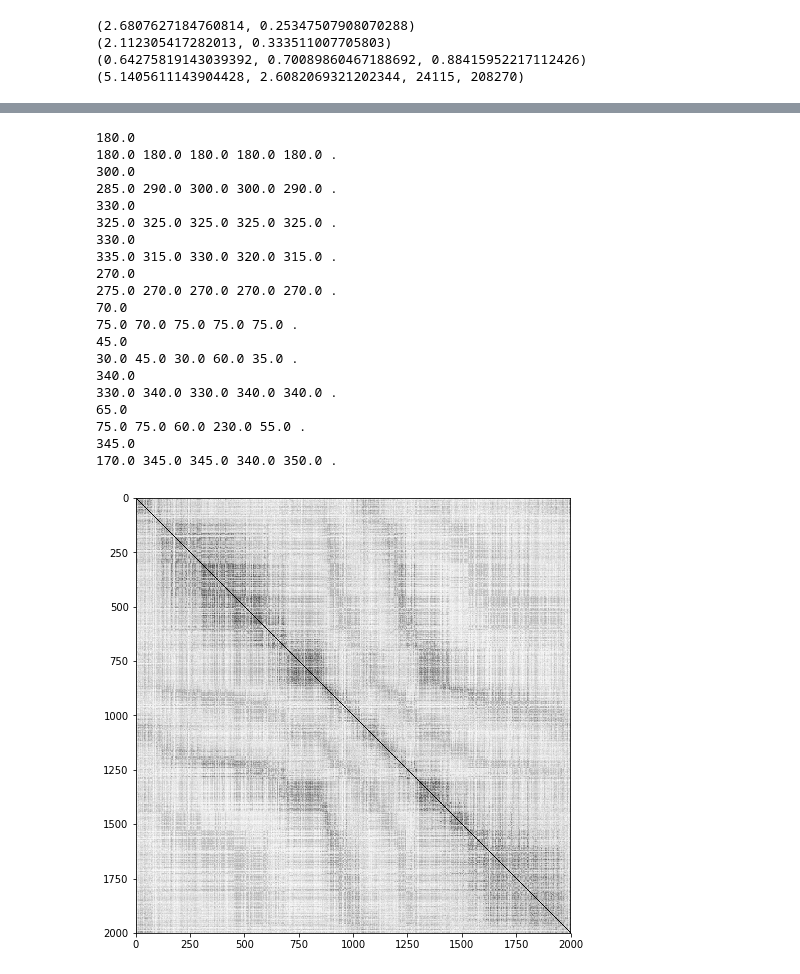
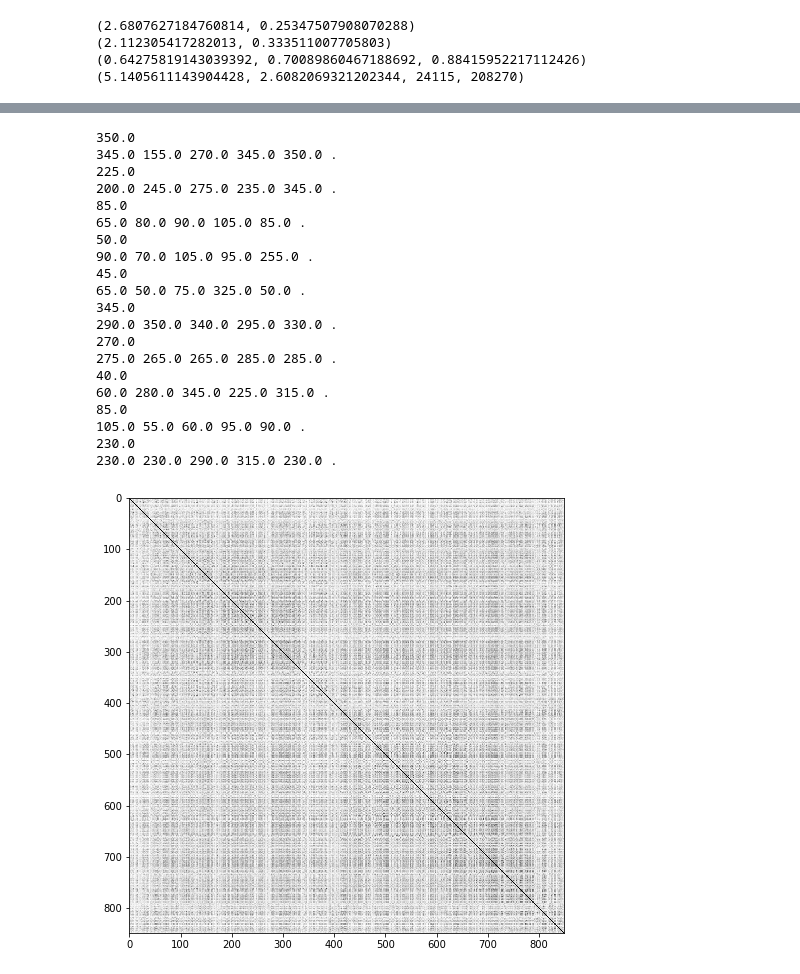
Before and after one commit to qliu24/qing_voting_139, a Jupyter notebook: VC_adv/cihang_adv_cls.ipynb, the cells around one changed output, grey strips where cells are left out. Cells and saved outputs as stored; diff of their text form; code cells hidden in the pictures.

```diff
--- a/VC_adv/cihang_adv_cls.ipynb
+++ b/VC_adv/cihang_adv_cls.ipynb
@@ -80,8 +80,10 @@ import pickle
 import scipy.io as sio
 import os
 
-dir_anno = '/export/home/qliu24/dataset/PASCAL3D+_release1.1/Annotations/car_imagenet/'
-file_list = '/export/home/qliu24/VC_adv_data/cihang/adv_cls_patches/car_test.txt'
+category='aeroplane'
+dir_anno = '/export/home/qliu24/dataset/PASCAL3D+_release1.1/Annotations/{}_imagenet/'.format(category)
+# file_list = '/export/home/qliu24/VC_adv_data/cihang/adv_cls_patches/car_test.txt'
+file_list = '/export/home/qliu24/VC_adv_data/cihang/adv_cls_patches/aeroplane_mergelist_rand_test.txt'
 with open(file_list, 'r') as fh:
     content = fh.readlines()
 
@@ -108,55 +135,56 @@ total number of images: 2000
 # %%
 file_path = '/export/home/qliu24/VC_adv_data/cihang/adv_cls_patches/'
-savename = file_path + 'simmat_car_vMFMM30_mthrh046.pickle'
+savename = file_path + 'simmat_carplane_vMFMM30_mthrh047_allVC.pickle'
 with open(savename, 'rb') as fh:
     mat_dis1, mat_dis2, mat_dis1_fake, mat_dis2_fake = pickle.load(fh)
 # %%
 import matplotlib.pyplot as plt
 %matplotlib inline
 plt.rcParams['figure.figsize'] = (8.0, 8.0) # set default size of plots
 plt.rcParams['image.interpolation'] = 'nearest'
 plt.rcParams['image.cmap'] = 'gray'
 
-mat_dis = mat_dis1
+mat_dis = mat_dis1[1000:][:,1000:]
+N = mat_dis.shape[0]
 mat_full = mat_dis + mat_dis.T - np.ones((N,N))
 np.fill_diagonal(mat_full, 0)
 
 idx_s = np.argsort(view_point)
 gridix = np.ix_(idx_s,idx_s)
 plt.imshow(mat_full[gridix])
 
-for rr in np.random.randint(img_num,size=10):
+for rr in np.random.randint(N,size=10):
     ref = rr
     print(view_point[ref])
     dis_rst = mat_full[rr]
     min_idx = np.argsort(dis_rst)
     for tt in range(1,6):
         match = min_idx[tt]
         print(view_point[match], end=' ')
 
     print('.')
 # %% [output]
-180.0
-180.0 180.0 180.0 180.0 180.0 .
-300.0
-285.0 290.0 300.0 300.0 290.0 .
-330.0
-325.0 325.0 325.0 325.0 325.0 .
-330.0
-335.0 315.0 330.0 320.0 315.0 .
+350.0
+345.0 155.0 270.0 345.0 350.0 .
+225.0
+200.0 245.0 275.0 235.0 345.0 .
+85.0
+65.0 80.0 90.0 105.0 85.0 .
+50.0
+90.0 70.0 105.0 95.0 255.0 .
+45.0
+65.0 50.0 75.0 325.0 50.0 .
+345.0
+290.0 350.0 340.0 295.0 330.0 .
 270.0
-275.0 270.0 270.0 270.0 270.0 .
-70.0
-75.0 70.0 75.0 75.0 75.0 .
-45.0
-30.0 45.0 30.0 60.0 35.0 .
-340.0
-330.0 340.0 330.0 340.0 340.0 .
-65.0
-75.0 75.0 60.0 230.0 55.0 .
-345.0
-170.0 345.0 345.0 340.0 350.0 .
+275.0 265.0 265.0 285.0 285.0 .
+40.0
+60.0 280.0 345.0 225.0 315.0 .
+85.0
+105.0 55.0 60.0 95.0 90.0 .
+230.0
+230.0 230.0 290.0 315.0 230.0 .
-[figure, old version]
+[figure, new version]
 # %%
 mat_dis = mat_dis1_fake
 mat_full = mat_dis + mat_dis.T - np.ones((N,N))
```
Also changed, not shown: parts of 8 cells of this notebook, 13 other files.
